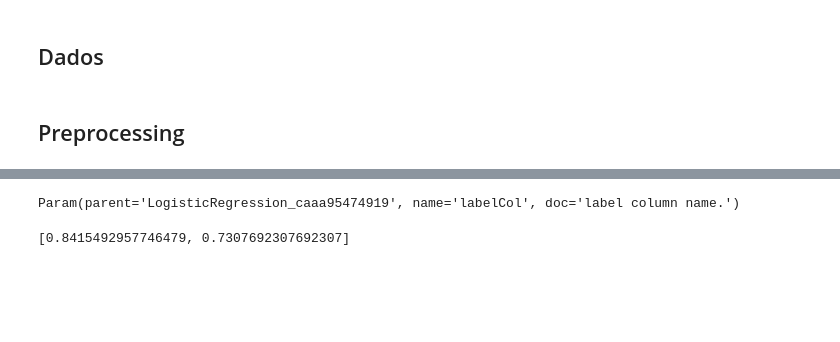
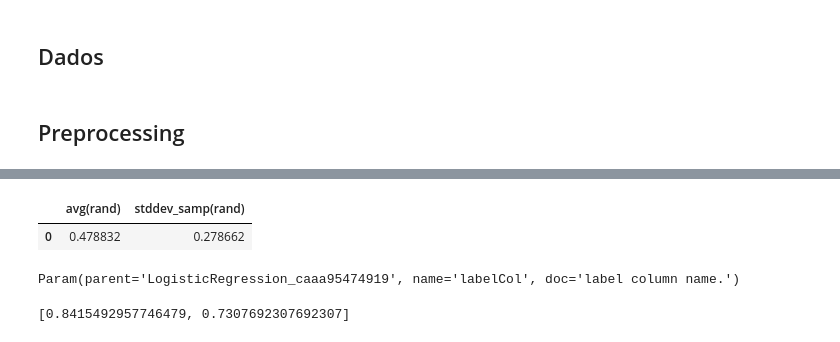
Before and after one commit to A3Data/hermione, a Jupyter notebook: hermione/module_templates/__IMPLEMENTED_PYSPARK__/src/ml/notebooks/Untitled.ipynb, the cells around one changed output, grey strips where cells are left out. Saved outputs shown, nothing was run; the diff lists cells and outputs as text; code cells hidden in the pictures; blank space fills up the shorter version.

```diff
--- a/hermione/module_templates/__IMPLEMENTED_PYSPARK__/src/ml/notebooks/Untitled.ipynb
+++ b/hermione/module_templates/__IMPLEMENTED_PYSPARK__/src/ml/notebooks/Untitled.ipynb
@@ -40,3 +104,8 @@ vecAssembler = VectorAssembler(inputCols=['Pclass', 'Age', 'Sex_OHE'],
+# %%
+df_train.filter('age is not null').agg(f.mean('rand'), f.stddev('rand')).toPandas()
+# %% [output]
+|  | avg(rand) | stddev_samp(rand) |
+| 0 | 0.478832 | 0.278662 |
 # %%
 logistic = LogisticRegression(labelCol = 'Survived', family='binomial')
 # %%
```
Also changed, not shown: parts of 11 cells of this notebook, 8 other files.
